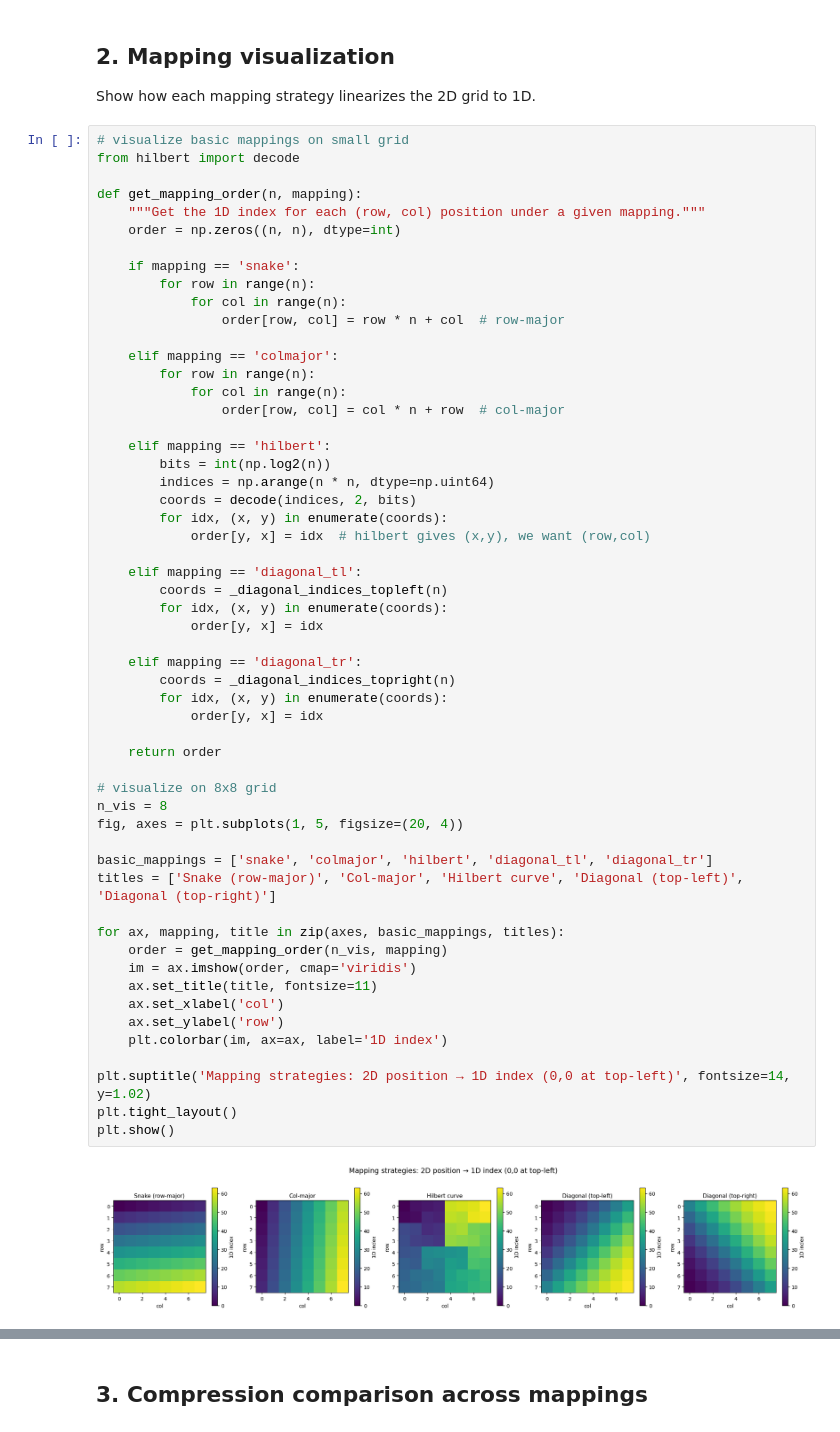
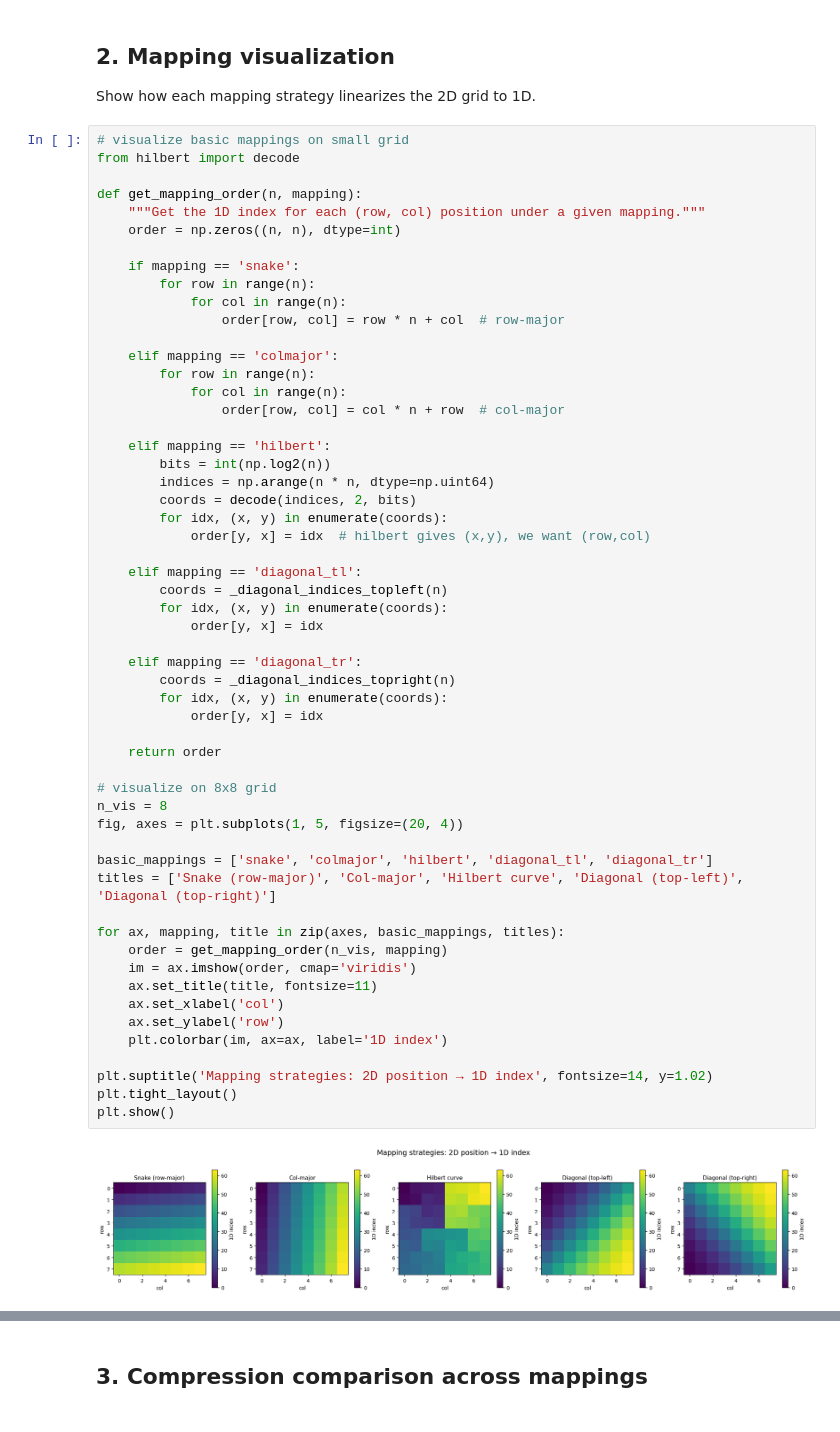
Before and after one commit to nynzzz/TN-LBM, a Jupyter notebook: tn/stage1_cavity.ipynb, the cells around one changed output, grey strips where cells are left out. Drawn from its saved outputs; the diff is of its cells as text.

```diff
--- a/tn/stage1_cavity.ipynb
+++ b/tn/stage1_cavity.ipynb
@@ -133,35 +133,35 @@ def get_mapping_order(n, mapping):
     elif mapping == 'diagonal_tl':
         coords = _diagonal_indices_topleft(n)
         for idx, (x, y) in enumerate(coords):
             order[y, x] = idx
 
     elif mapping == 'diagonal_tr':
         coords = _diagonal_indices_topright(n)
         for idx, (x, y) in enumerate(coords):
             order[y, x] = idx
 
     return order
 
 # visualize on 8x8 grid
 n_vis = 8
 fig, axes = plt.subplots(1, 5, figsize=(20, 4))
 
 basic_mappings = ['snake', 'colmajor', 'hilbert', 'diagonal_tl', 'diagonal_tr']
 titles = ['Snake (row-major)', 'Col-major', 'Hilbert curve', 'Diagonal (top-left)', 'Diagonal (top-right)']
 
 for ax, mapping, title in zip(axes, basic_mappings, titles):
     order = get_mapping_order(n_vis, mapping)
     im = ax.imshow(order, cmap='viridis')
     ax.set_title(title, fontsize=11)
     ax.set_xlabel('col')
     ax.set_ylabel('row')
     plt.colorbar(im, ax=ax, label='1D index')
 
-plt.suptitle('Mapping strategies: 2D position → 1D index (0,0 at top-left)', fontsize=14, y=1.02)
+plt.suptitle('Mapping strategies: 2D position → 1D index', fontsize=14, y=1.02)
 plt.tight_layout()
 plt.show()
 # %% [output]
-[figure, old version]
+[figure, new version]
 # %%
 # show traversal path for each mapping
 def plot_traversal_path(ax, n, mapping, title):
```
Also changed, not shown: parts of 1 cell of this notebook.
